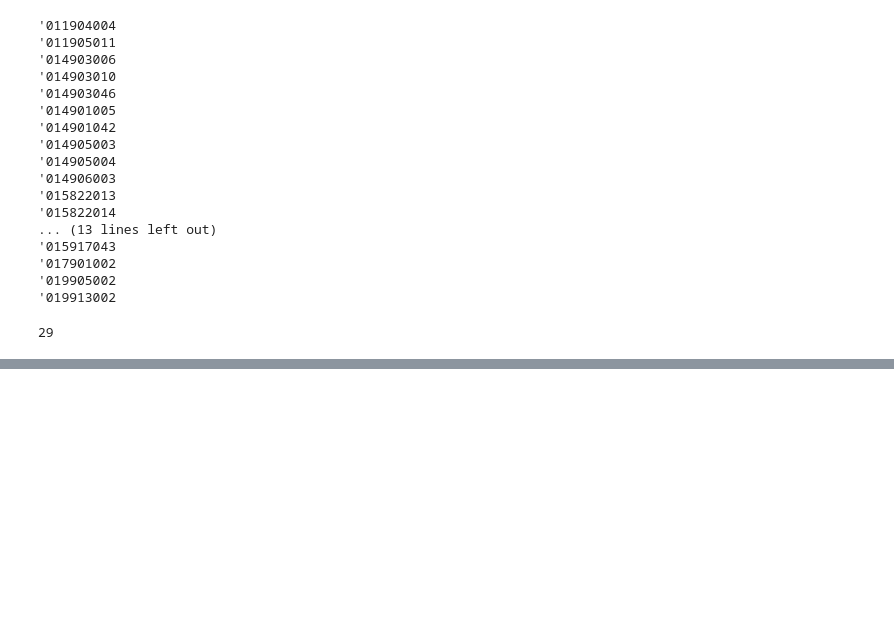
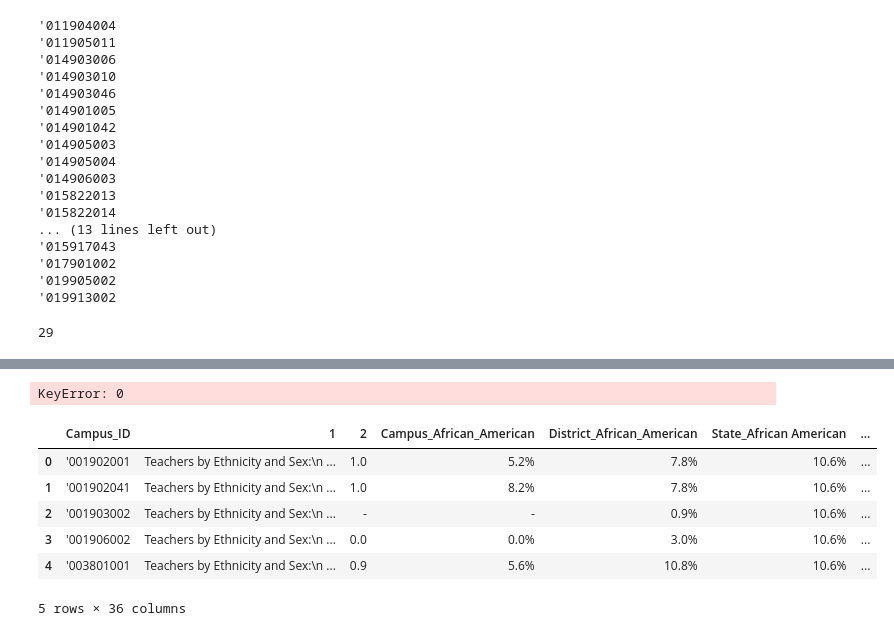
Before and after one commit to rakhira/algebra-I-STAAR-scores-predictor, a Jupyter notebook: TEA_parsing.ipynb, the cells around one changed output, grey strips where cells are left out. Drawn from its saved outputs; the diff is of its cells as text; code cells hidden in the pictures; blank space fills up the shorter version.

```diff
--- a/TEA_parsing.ipynb
+++ b/TEA_parsing.ipynb
@@ -685,0 +658,19 @@ all_data_staff
+# %%
+# remove percent signs and leading text from staff dataframe
+
+for i in range(len(staff_df.columns)):
+    staff_df[i] = staff_df[i].replace(to_replace = '  ', value='', regex=True)
+    staff_df[i] = staff_df[i].replace(to_replace = '%', value='', regex=True)
+    staff_df[1] = staff_df[1].replace(to_replace = str("Teachers by Ethnicity and Sex:\n"), value="", regex=True)
+# %% [output]
+KeyError: 0
+# %%
+staff_df.head()
+# %% [output]
+|  | Campus_ID | 1 | 2 | Campus_African_American | District_African_American | State_African American | ... |
+| 0 | '001902001 | Teachers by Ethnicity and Sex:\n ... | 1.0 | 5.2% | 7.8% | 10.6% | ... |
+| 1 | '001902041 | Teachers by Ethnicity and Sex:\n ... | 1.0 | 8.2% | 7.8% | 10.6% | ... |
+| 2 | '001903002 | Teachers by Ethnicity and Sex:\n ... | - | - | 0.9% | 10.6% | ... |
+| 3 | '001906002 | Teachers by Ethnicity and Sex:\n ... | 0.0 | 0.0% | 3.0% | 10.6% | ... |
+| 4 | '003801001 | Teachers by Ethnicity and Sex:\n ... | 0.9 | 5.6% | 10.8% | 10.6% | ... |
+5 rows × 36 columns
```
Also changed, not shown: parts of 85 cells of this notebook.
